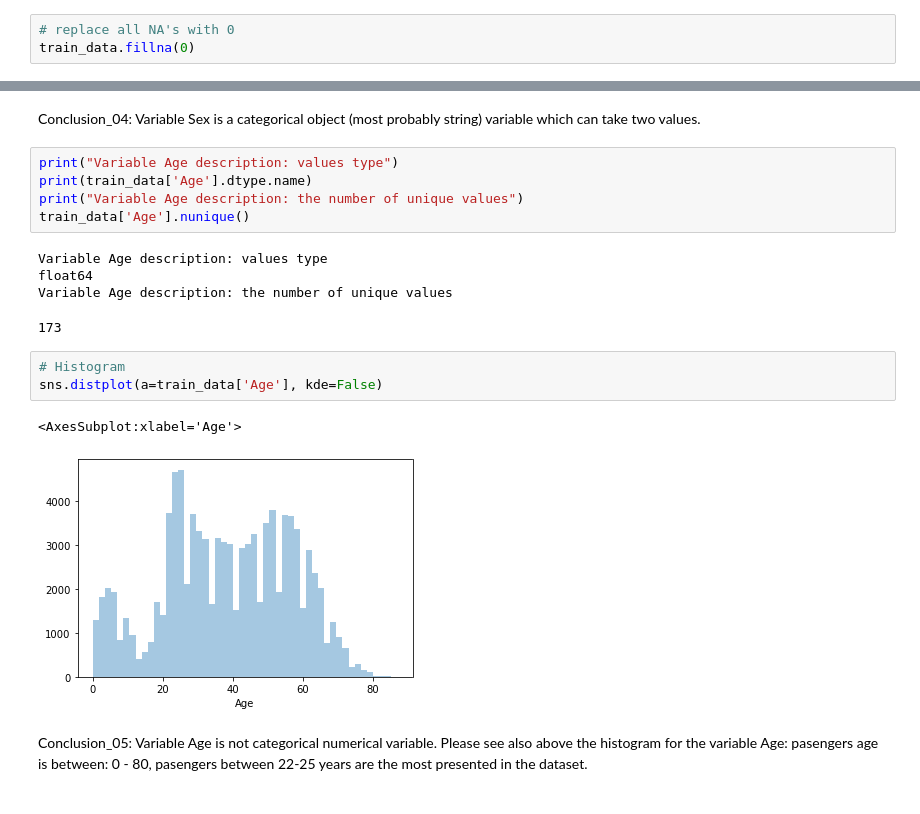
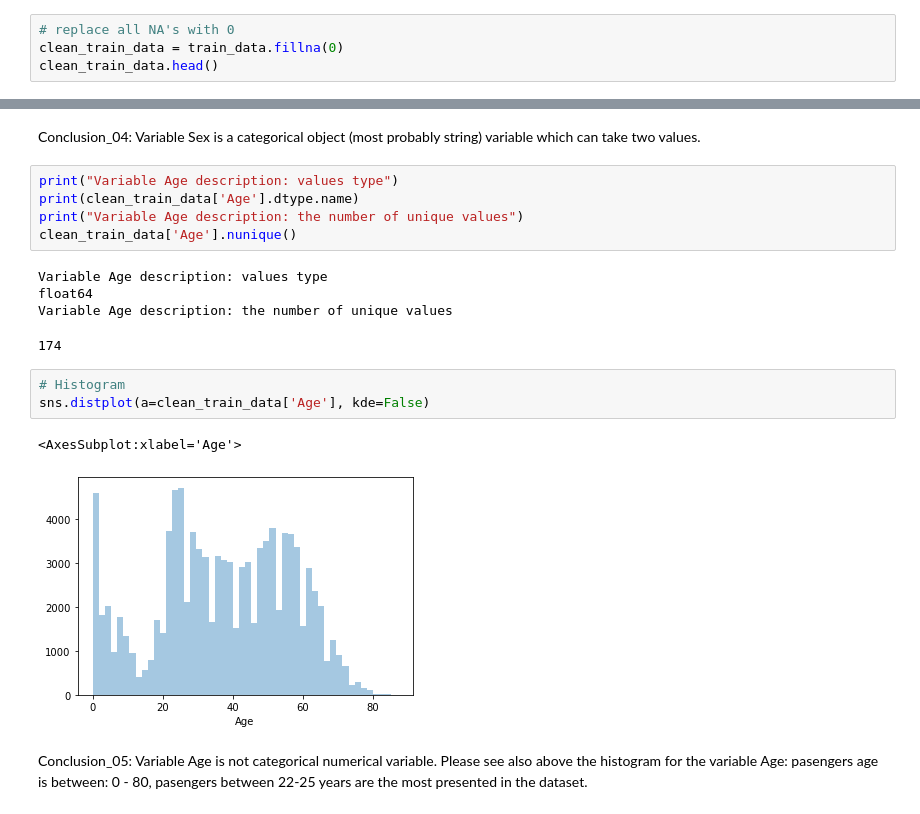
Before and after one commit to VeraAndreevna/Training, a Jupyter notebook: data_exploration.ipynb, the cells around one changed output, grey strips where cells are left out. Cells and saved outputs as stored; diff of their text form.

```diff
--- a/data_exploration.ipynb
+++ b/data_exploration.ipynb
@@ -102,7 +103,8 @@ Dataset statistics: Average record size in memory, B:
 96.00128
 # %%
 # replace all NA's with 0
-train_data.fillna(0)
+clean_train_data = train_data.fillna(0)
+clean_train_data.head()
 # %% [output]
 |  | PassengerId | Survived | Pclass | Name | Sex | Age | SibSp | Parch | Ticket | Fare | ... |
 | 0 | 0 | 1 | 1 | Oconnor, Frankie | male | 0.00 | 2 | 0 | 209245 | 27.14 | ... |
@@ -180,20 +175,20 @@ Variable Sex description: the number of unique values
 Conclusion_04: Variable Sex is a categorical object (most probably string) variable which can take two values.
 # %%
 print("Variable Age description: values type")
-print(train_data['Age'].dtype.name)
+print(clean_train_data['Age'].dtype.name)
 print("Variable Age description: the number of unique values")
-train_data['Age'].nunique()
+clean_train_data['Age'].nunique()
 # %% [output]
 Variable Age description: values type
 float64
 Variable Age description: the number of unique values
-173
+174
 # %%
 # Histogram
-sns.distplot(a=train_data['Age'], kde=False)
+sns.distplot(a=clean_train_data['Age'], kde=False)
 # %% [output]
 <AxesSubplot:xlabel='Age'>
-[figure, old version]
+[figure, new version]
 # %% [markdown]
 Conclusion_05: Variable Age is not categorical numerical variable. Please see also above the histogram for the variable Age: pasengers age is between: 0 - 80, pasengers between 22-25 years are the most presented in the dataset.
 # %%
```
Also changed, not shown: parts of 44 cells of this notebook.
